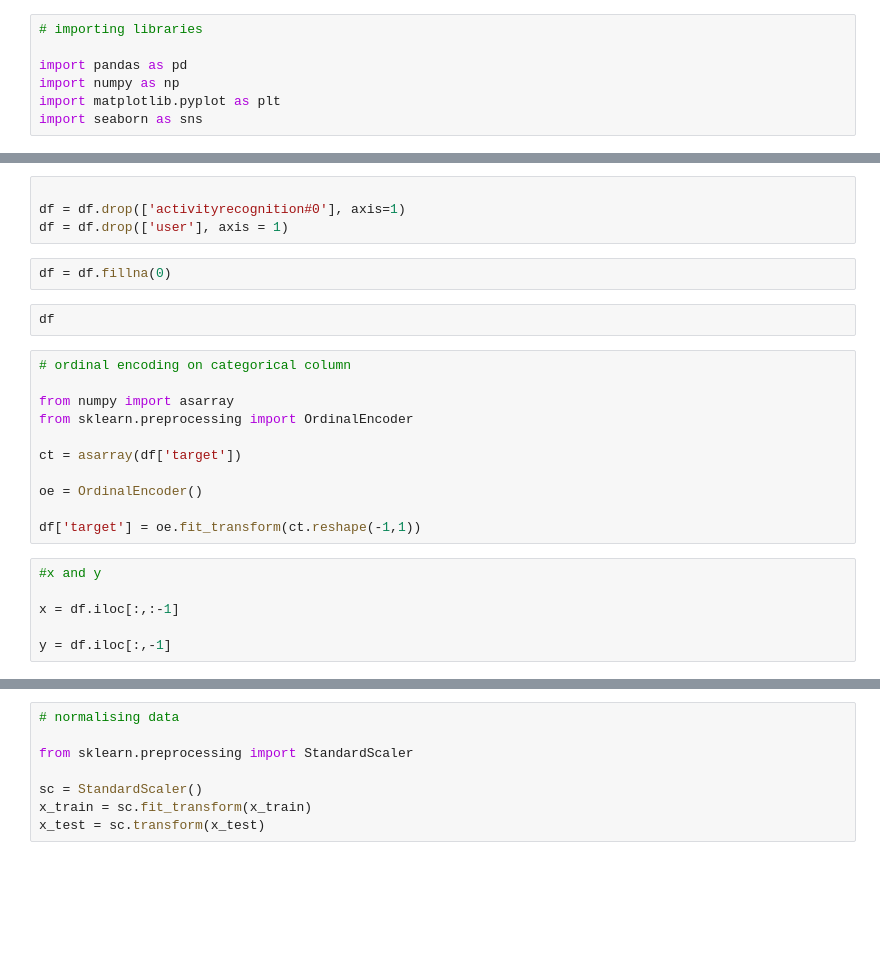
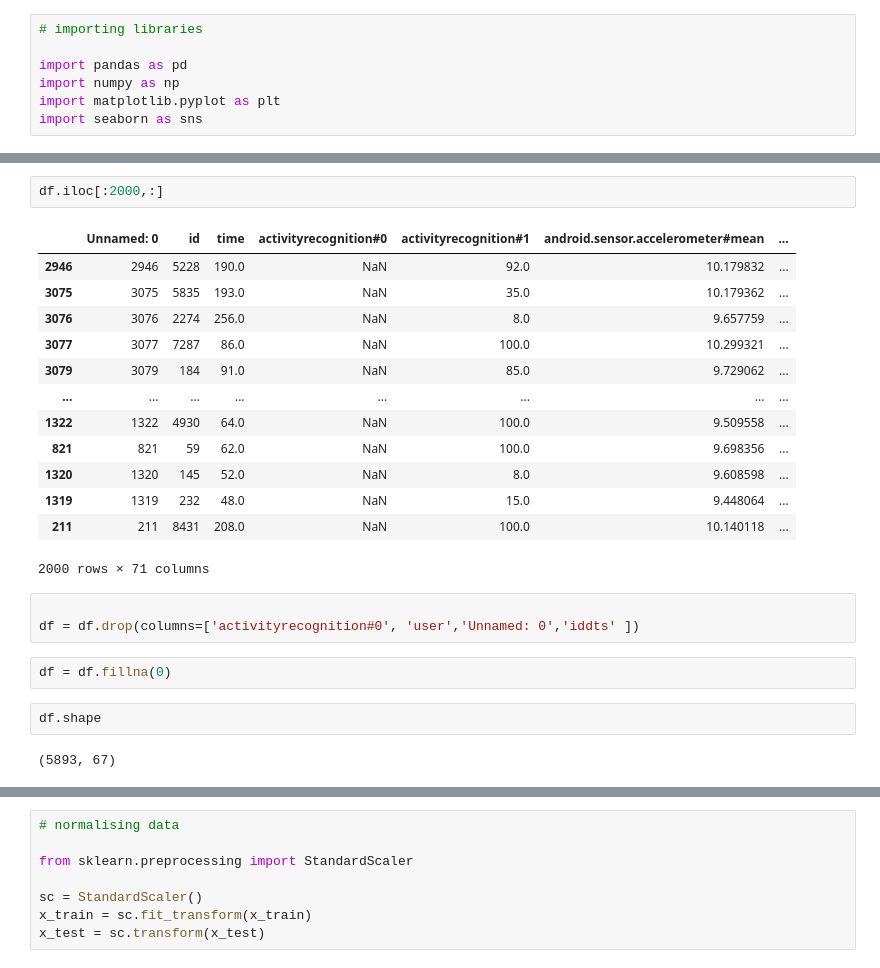
Before and after one commit to nagarjuna-de/apple_watch_tracker, a Jupyter notebook: benchmark.ipynb, the cells around one changed output, grey strips where cells are left out. Saved outputs shown, nothing was run; the diff lists cells and outputs as text; blank space fills up the shorter version.

```diff
--- a/benchmark.ipynb
+++ b/benchmark.ipynb
@@ -21,25 +71,25 @@ df.head()
+# %%
+df.iloc[:2000,:]
+# %% [output]
+|  | Unnamed: 0 | id | time | activityrecognition#0 | activityrecognition#1 | android.sensor.accelerometer#mean | ... |
+| 2946 | 2946 | 5228 | 190.0 | NaN | 92.0 | 10.179832 | ... |
+| 3075 | 3075 | 5835 | 193.0 | NaN | 35.0 | 10.179362 | ... |
+| 3076 | 3076 | 2274 | 256.0 | NaN | 8.0 | 9.657759 | ... |
+| 3077 | 3077 | 7287 | 86.0 | NaN | 100.0 | 10.299321 | ... |
+| 3079 | 3079 | 184 | 91.0 | NaN | 85.0 | 9.729062 | ... |
+| ... | ... | ... | ... | ... | ... | ... | ... |
+| 1322 | 1322 | 4930 | 64.0 | NaN | 100.0 | 9.509558 | ... |
+| 821 | 821 | 59 | 62.0 | NaN | 100.0 | 9.698356 | ... |
+| 1320 | 1320 | 145 | 52.0 | NaN | 8.0 | 9.608598 | ... |
+| 1319 | 1319 | 232 | 48.0 | NaN | 15.0 | 9.448064 | ... |
+| 211 | 211 | 8431 | 208.0 | NaN | 100.0 | 10.140118 | ... |
+2000 rows × 71 columns
 # %%
 
-df = df.drop(['activityrecognition#0'], axis=1)
-df = df.drop(['user'], axis = 1)
+df = df.drop(columns=['activityrecognition#0', 'user','Unnamed: 0','iddts' ])
 # %%
 df = df.fillna(0)
 # %%
-df
+df.shape
+# %% [output]
+(5893, 67)
-# %%
-# ordinal encoding on categorical column
-
-from numpy import asarray
-from sklearn.preprocessing import OrdinalEncoder
-
-ct = asarray(df['target'])
-
-oe = OrdinalEncoder()
-
-df['target'] = oe.fit_transform(ct.reshape(-1,1))
-# %%
-#x and y
-
-x = df.iloc[:,:-1]
-
-y = df.iloc[:,-1]
```
Also changed, not shown: parts of 15 cells of this notebook, 3 other files.
